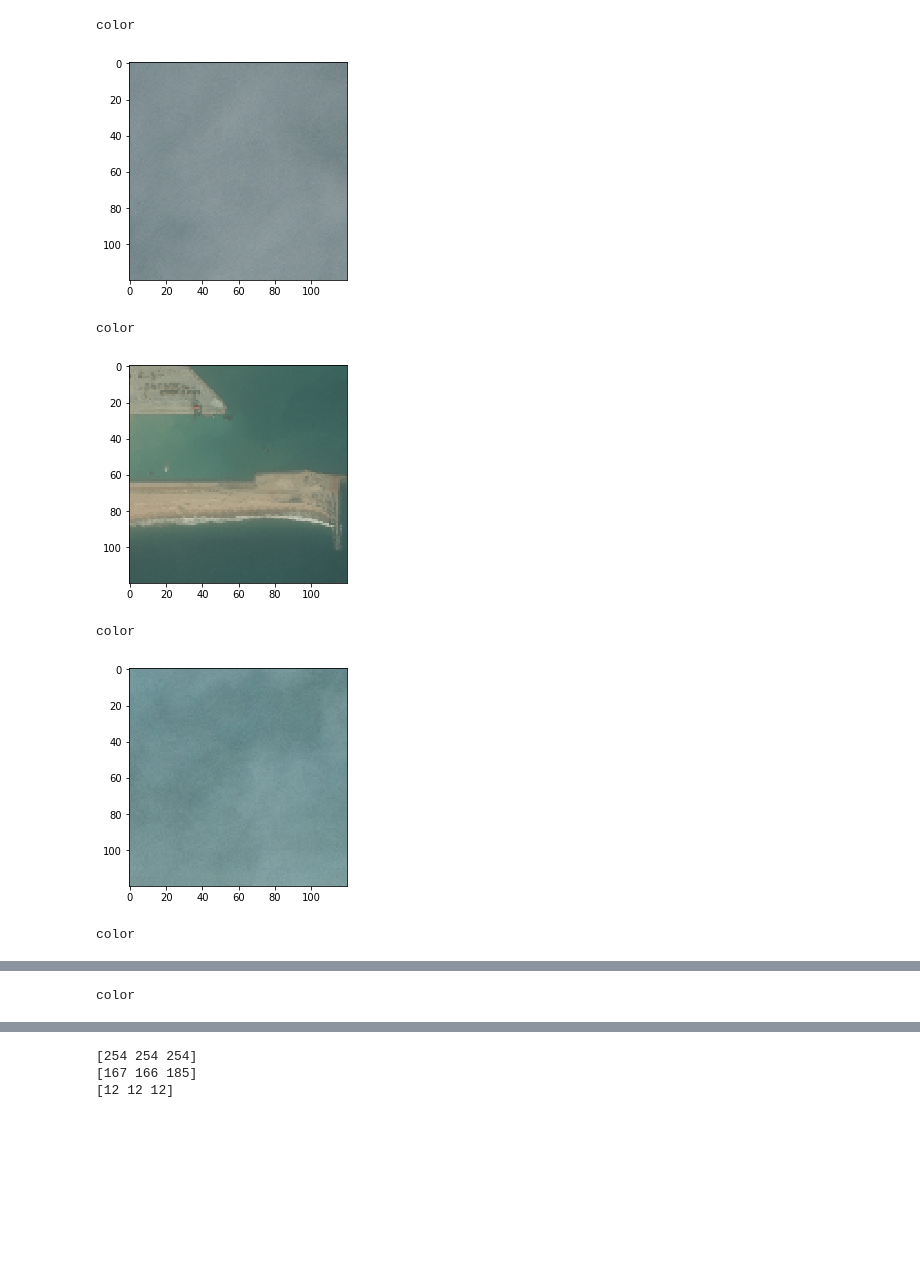
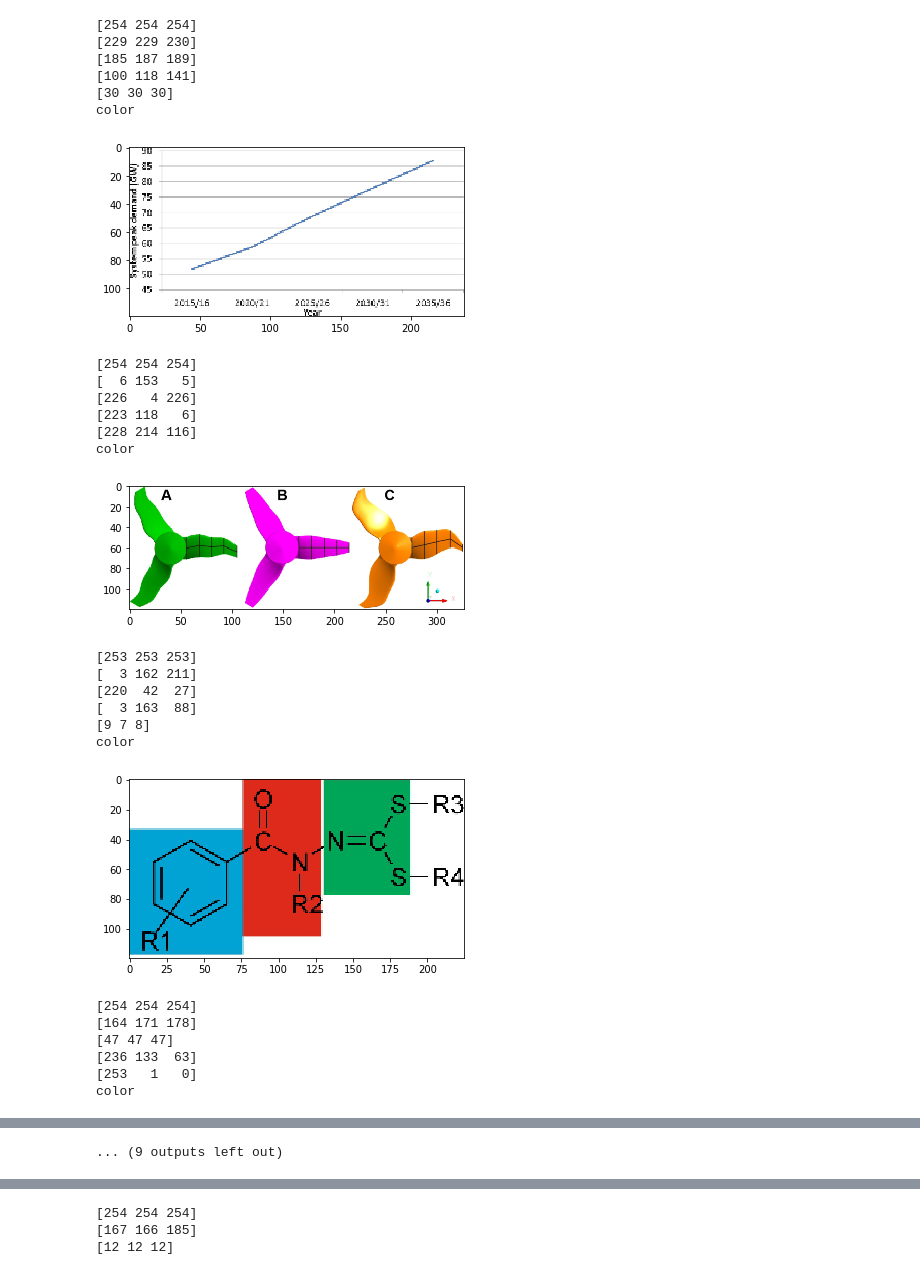
Before and after one commit to ShubhamMutreja/Pune_Hack-Image-Classifier, a Jupyter notebook: Untitled5.ipynb, the cells around one changed output, grey strips where cells are left out. Cells and saved outputs as stored; diff of their text form; code cells hidden in the pictures; blank space fills up the shorter version.

```diff
--- a/Untitled5.ipynb
+++ b/Untitled5.ipynb
@@ -8,10 +8,10 @@ from matplotlib import pyplot as plt
 %matplotlib inline
 #C:/Users/Shubham/Documents/Image_Processing/Dataset/Train/color/
 # %%
-mypath='E:/test/'
+mypath='C:/Users/Shubham/Documents/Image_Processing/Dataset/Train/color/'
 onlyfiles = [ f for f in listdir(mypath) if isfile(join(mypath,f)) ]
 images = np.empty(len(onlyfiles), dtype=object)
-for n in range(0, 10):
+for n in range(0,len(onlyfiles ):
     images[n] = cv2.imread( join(mypath,onlyfiles[n]))
     r,c=images[n].shape[:2]
     out_r= 120
@@ -19,34 +19,54 @@ for n in range(0, 10):
     images[n] = cv2.cvtColor(images[n], cv2.COLOR_BGR2RGB)
 # %%
 km=KMeans(n_clusters=5)
-for n in range(0,7):
+for n in range(0,len(onlyfiles)):
     km.fit(images[n].reshape(-1,3))
     colors=np.asarray(km.cluster_centers_,dtype='uint8')
     per=np.asarray(np.unique(km.labels_,return_counts=True)[1],dtype='float32')
     per=per/(images[n].reshape(-1,3)).shape[0]
     dom=[[per[ix],colors[ix]] for ix in range(colors.shape[0])]
     Dom=sorted(dom, key =lambda z:z[0],reverse=True)
     start=0
     j,k = 0,0
     for i in range(km.n_clusters):
-
-        if int(Dom[i][1][0]/7) == int(Dom[i][1][1]/7) == int(Dom[i][1][2]/7):
+        print(Dom[i][1])
+        if int(Dom[i][1][0]/2) == int(Dom[i][1][1]/2) == int(Dom[i][1][2]/2):
             j += 1
         else:
             k += 1
     if j > k:
         print('grey')
         plt.imshow(images[n])
         plt.pause(0.0001)
     if j < k:
         print ('color')
         plt.imshow(images[n])
         plt.pause(0.0001)
 # %% [output]
+[254 254 254]
+[229 229 230]
+[185 187 189]
+[100 118 141]
+[30 30 30]
 color
-[figure, old version]
+[figure, new version]
+[254 254 254]
+[  6 153   5]
+[226   4 226]
+[223 118   6]
+[228 214 116]
 color
-[figure, old version]
+[figure, new version]
+[253 253 253]
+[  3 162 211]
+[220  42  27]
+[  3 163  88]
+[9 7 8]
 color
-[figure, old version]
+[figure, new version]
+[254 254 254]
+[164 171 178]
+[47 47 47]
+[236 133  63]
+[253   1   0]
 color
@@ -58 +88 @@ color
-color
+... (9 outputs left out)
```
Also changed, not shown: parts of 2 cells of this notebook.
